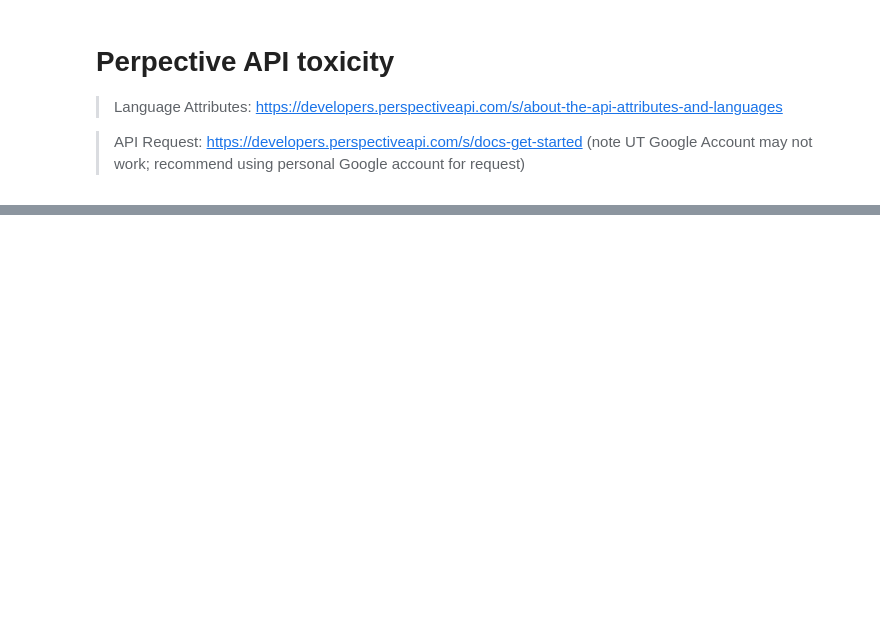
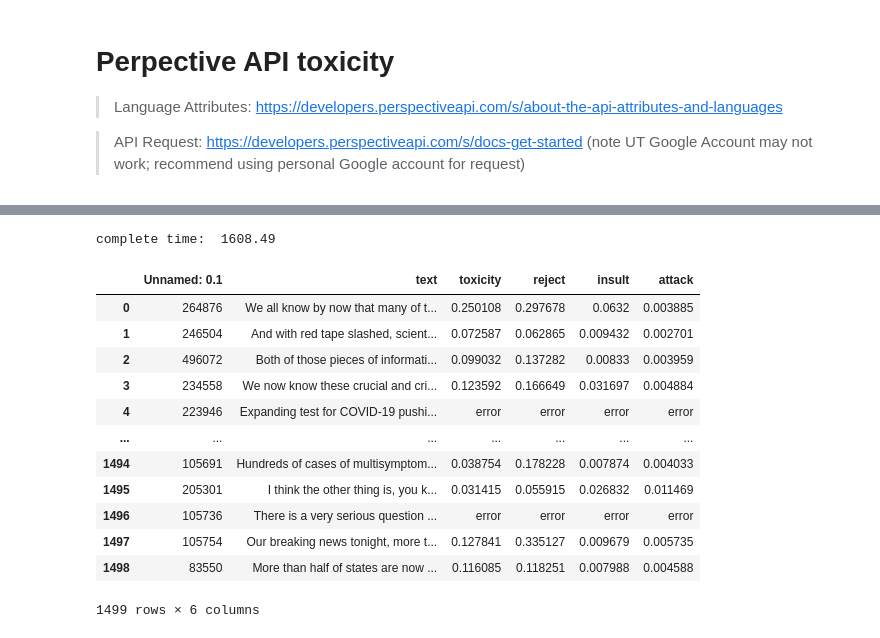
Before and after one commit to ykim71/google_toxicity, a Jupyter notebook: google_toxicity_update.ipynb, the cells around one changed output, grey strips where cells are left out. Drawn from its saved outputs; the diff is of its cells as text; code cells hidden in the pictures; blank space fills up the shorter version.

```diff
--- a/google_toxicity_update.ipynb
+++ b/google_toxicity_update.ipynb
@@ -31,7 +31,7 @@ I set my data as 'sample_text' so you can replce it other name.
 
 import pandas as pd
 
-sample_text = pd.read_csv('sample_text.csv') # OR, /content/sample_code_review.csv
+sample_text = pd.read_csv('sample_df.csv') # OR, /content/sample_code_review.csv
 # %%
 """
 take random 3 samples to see if data has loaded successfully; 'text' is the column that you want to analyze.
@@ -70,7 +70,7 @@ from googleapiclient.errors import HttpError
 """
 Enter your API here;
 """
-API_KEY='your-api-key'
+API_KEY='your-api'
 # %%
 """
 Run this code if you want to analyze text data 4 measures of Toxicity, Likely to reject, Insult, and Identity Attact.
@@ -200,3 +190,45 @@ complete time:  105.71
+# %%
+
+"""
+HERE is the code you need to chage. My data file name is 'sample_text' and the column name is 'text'.
+You can change your file and the text column name here.
+For other example, if your data name is 'df' and the text column name is 'comment',
+the first line of following code is supposed to be:
+
+text = df.comment.values.tolist():
+
+"""
+
+text = sample_text.text.values.tolist()
+
+"""
+I switched the processs with a definition function for multiple running
+
+add arguments into the definition below; (1) 'sample_text' is the datafile you have,
+'text' is the text data that you want to analyze here (we already assign text here)
+For other example, if your data name is 'df' and the text column name is 'comment',
+
+text = df.comment.values.tolist()
+
+incivility_for_chunks(df, text)
+
+"""
+incivility_for_chunks(sample_text, text)
+# %% [output]
+complete time:  1608.49
+|  | Unnamed: 0.1 | text | toxicity | reject | insult | attack |
+| 0 | 264876 | We all know by now that many of t... | 0.250108 | 0.297678 | 0.0632 | 0.003885 |
+| 1 | 246504 | And with red tape slashed, scient... | 0.072587 | 0.062865 | 0.009432 | 0.002701 |
+| 2 | 496072 | Both of those pieces of informati... | 0.099032 | 0.137282 | 0.00833 | 0.003959 |
+| 3 | 234558 | We now know these crucial and cri... | 0.123592 | 0.166649 | 0.031697 | 0.004884 |
+| 4 | 223946 | Expanding test for COVID-19 pushi... | error | error | error | error |
+| ... | ... | ... | ... | ... | ... | ... |
+| 1494 | 105691 | Hundreds of cases of multisymptom... | 0.038754 | 0.178228 | 0.007874 | 0.004033 |
+| 1495 | 205301 | I think the other thing is, you k... | 0.031415 | 0.055915 | 0.026832 | 0.011469 |
+| 1496 | 105736 | There is a very serious question ... | error | error | error | error |
+| 1497 | 105754 | Our breaking news tonight, more t... | 0.127841 | 0.335127 | 0.009679 | 0.005735 |
+| 1498 | 83550 | More than half of states are now ... | 0.116085 | 0.118251 | 0.007988 | 0.004588 |
+1499 rows × 6 columns
 # %%
 """
 take random the first 10 text to see if data has computed successfully;
```
Also changed, not shown: parts of 12 cells of this notebook.
